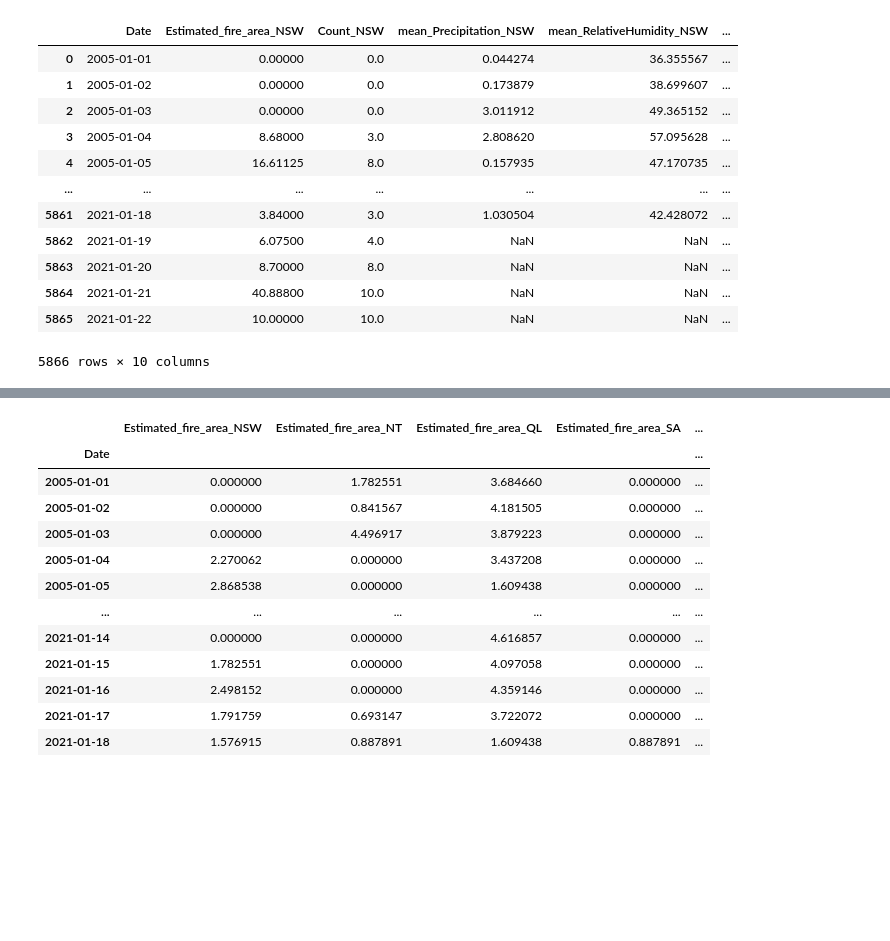
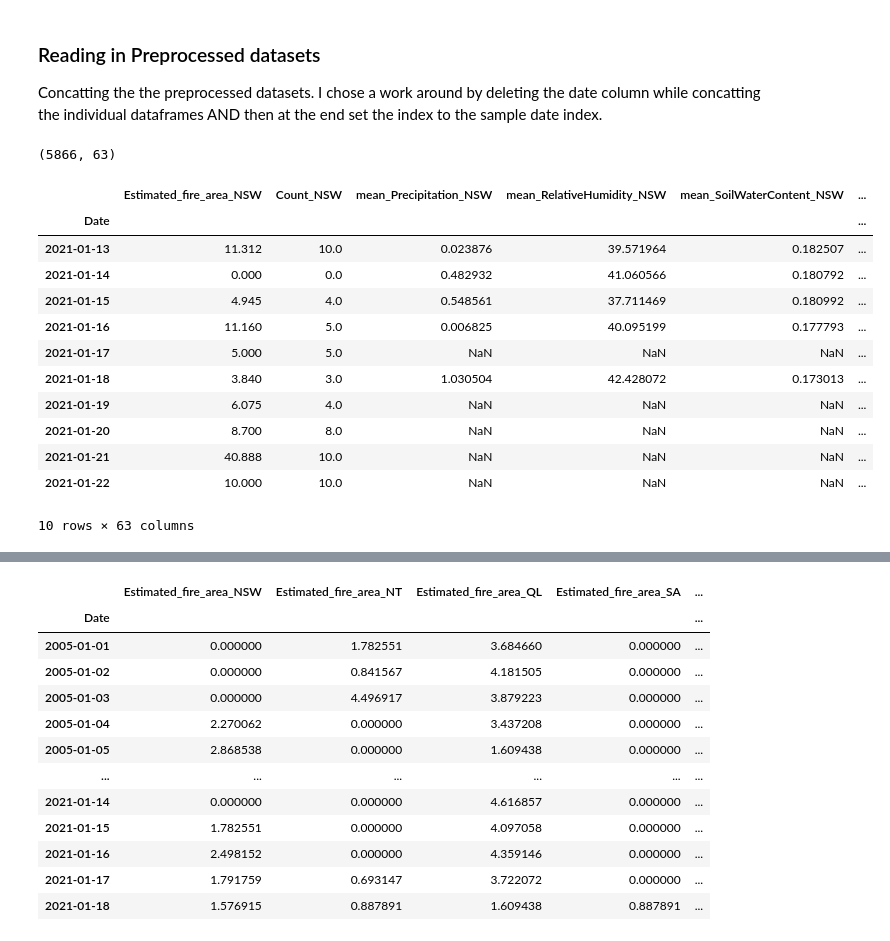
Before and after one commit to albertum1/cfc_team, a Jupyter notebook: 03-DilatedCNN.ipynb, the cells around one changed output, grey strips where cells are left out. Cells and saved outputs as stored; diff of their text form; code cells hidden in the pictures; blank space fills up the shorter version.

```diff
--- a/03-DilatedCNN.ipynb
+++ b/03-DilatedCNN.ipynb
@@ -46,34 +44,43 @@ For now, I will isolate the y_target, 'Estimated_fire_area' in order to see how
+# %% [markdown]
+### Reading in Preprocessed datasets
+Concatting the the preprocessed datasets. I chose a work around by deleting the date column while concatting the individual dataframes AND then at the end set the index to the sample date index.
+# %%
+df = pd.read_csv('data_regions/NSW_iso.csv')
+merge_index = pd.to_datetime(df['Date'])
+
+del df
 # %%
 regions = ['NSW', 'NT', 'QL', 'SA', 'TA', 'VI', 'WA']
-# regions = ['QL']
 
-merge_df = pd.DataFrame(index = range(5866))
+
+merge_df = pd.DataFrame(index = range(len(merge_index)))
+
 
 for each in regions:
-    df = pd.read_csv('{}_iso.csv'.format(each))
+    df = pd.read_csv('data_regions/{}_iso.csv'.format(each))
     df.drop(columns = ['Date'], inplace=True)
 
 
-#     for i in df.columns:
-#         df[i] = df[i].fillna(method='ffill')
+    merge_df = pd.concat([merge_df, df], axis = 1)
 
-    merge_df = pd.concat([merge_df, df], axis = 1)
+merge_df.index = merge_index
+
+# Dropping the missing values at the end of
-# %%
-df = pd.read_csv('NSW_iso.csv')
-df
-# %% [output]
-|  | Date | Estimated_fire_area_NSW | Count_NSW | mean_Precipitation_NSW | mean_RelativeHumidity_NSW | ... |
-| 0 | 2005-01-01 | 0.00000 | 0.0 | 0.044274 | 36.355567 | ... |
-| 1 | 2005-01-02 | 0.00000 | 0.0 | 0.173879 | 38.699607 | ... |
-| 2 | 2005-01-03 | 0.00000 | 0.0 | 3.011912 | 49.365152 | ... |
-| 3 | 2005-01-04 | 8.68000 | 3.0 | 2.808620 | 57.095628 | ... |
-| 4 | 2005-01-05 | 16.61125 | 8.0 | 0.157935 | 47.170735 | ... |
-| ... | ... | ... | ... | ... | ... | ... |
-| 5861 | 2021-01-18 | 3.84000 | 3.0 | 1.030504 | 42.428072 | ... |
-| 5862 | 2021-01-19 | 6.07500 | 4.0 | NaN | NaN | ... |
-| 5863 | 2021-01-20 | 8.70000 | 8.0 | NaN | NaN | ... |
-| 5864 | 2021-01-21 | 40.88800 | 10.0 | NaN | NaN | ... |
-| 5865 | 2021-01-22 | 10.00000 | 10.0 | NaN | NaN | ... |
-5866 rows × 10 columns
-# %%
-merge_df = merge_df.iloc[:5862, :].copy(deep=True)
+# %%
+print(merge_df.shape)
+merge_df.tail(10)
+# %% [output]
+(5866, 63)
+|  | Estimated_fire_area_NSW | Count_NSW | mean_Precipitation_NSW | mean_RelativeHumidity_NSW | mean_SoilWaterContent_NSW | ... |
+| Date |  |  |  |  |  | ... |
+| 2021-01-13 | 11.312 | 10.0 | 0.023876 | 39.571964 | 0.182507 | ... |
+| 2021-01-14 | 0.000 | 0.0 | 0.482932 | 41.060566 | 0.180792 | ... |
+| 2021-01-15 | 4.945 | 4.0 | 0.548561 | 37.711469 | 0.180992 | ... |
+| 2021-01-16 | 11.160 | 5.0 | 0.006825 | 40.095199 | 0.177793 | ... |
+| 2021-01-17 | 5.000 | 5.0 | NaN | NaN | NaN | ... |
+| 2021-01-18 | 3.840 | 3.0 | 1.030504 | 42.428072 | 0.173013 | ... |
+| 2021-01-19 | 6.075 | 4.0 | NaN | NaN | NaN | ... |
+| 2021-01-20 | 8.700 | 8.0 | NaN | NaN | NaN | ... |
+| 2021-01-21 | 40.888 | 10.0 | NaN | NaN | NaN | ... |
+| 2021-01-22 | 10.000 | 10.0 | NaN | NaN | NaN | ... |
+10 rows × 63 columns
```
Also changed, not shown: parts of 18 cells of this notebook.
